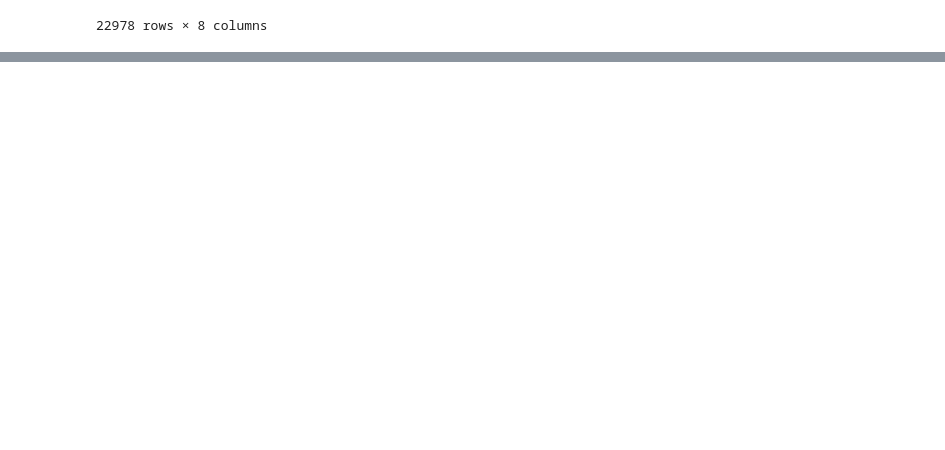
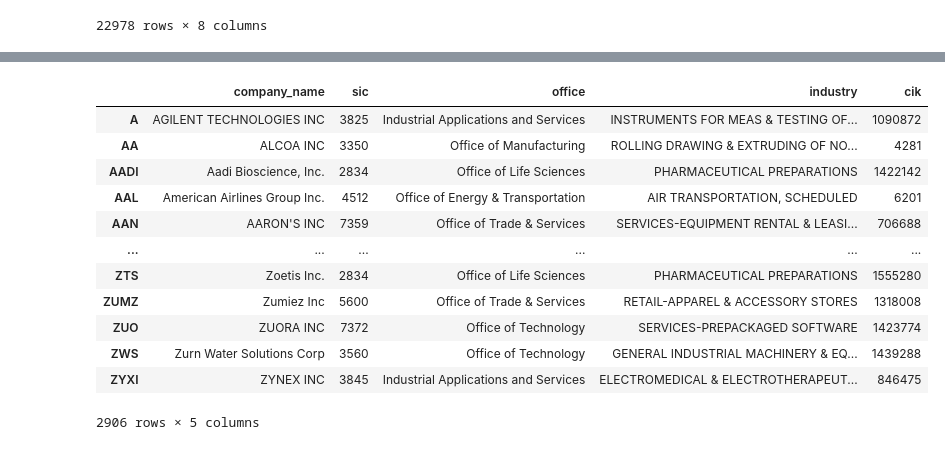
Before and after one commit to BNDT4Sen/Final-Project-Financial-Analysis, a Jupyter notebook: Exploratory-Data-Analysis/DataFrame_Exploration.ipynb, the cells around one changed output, grey strips where cells are left out. Saved outputs shown, nothing was run; the diff lists cells and outputs as text; code cells hidden in the pictures; blank space fills up the shorter version.

```diff
--- a/Exploratory-Data-Analysis/DataFrame_Exploration.ipynb
+++ b/Exploratory-Data-Analysis/DataFrame_Exploration.ipynb
@@ -30,0 +69,16 @@ comprehensive_income_df
+# %%
+company_information_df
+# %% [output]
+|  | company_name | sic | office | industry | cik |
+| A | AGILENT TECHNOLOGIES INC | 3825 | Industrial Applications and Services | INSTRUMENTS FOR MEAS & TESTING OF... | 1090872 |
+| AA | ALCOA INC | 3350 | Office of Manufacturing | ROLLING DRAWING & EXTRUDING OF NO... | 4281 |
+| AADI | Aadi Bioscience, Inc. | 2834 | Office of Life Sciences | PHARMACEUTICAL PREPARATIONS | 1422142 |
+| AAL | American Airlines Group Inc. | 4512 | Office of Energy & Transportation | AIR TRANSPORTATION, SCHEDULED | 6201 |
+| AAN | AARON'S INC | 7359 | Office of Trade & Services | SERVICES-EQUIPMENT RENTAL & LEASI... | 706688 |
+| ... | ... | ... | ... | ... | ... |
+| ZTS | Zoetis Inc. | 2834 | Office of Life Sciences | PHARMACEUTICAL PREPARATIONS | 1555280 |
+| ZUMZ | Zumiez Inc | 5600 | Office of Trade & Services | RETAIL-APPAREL & ACCESSORY STORES | 1318008 |
+| ZUO | ZUORA INC | 7372 | Office of Technology | SERVICES-PREPACKAGED SOFTWARE | 1423774 |
+| ZWS | Zurn Water Solutions Corp | 3560 | Office of Technology | GENERAL INDUSTRIAL MACHINERY & EQ... | 1439288 |
+| ZYXI | ZYNEX INC | 3845 | Industrial Applications and Services | ELECTROMEDICAL & ELECTROTHERAPEUT... | 846475 |
+2906 rows × 5 columns
```
Also changed, not shown: parts of 7 cells of this notebook, 1 other file.
